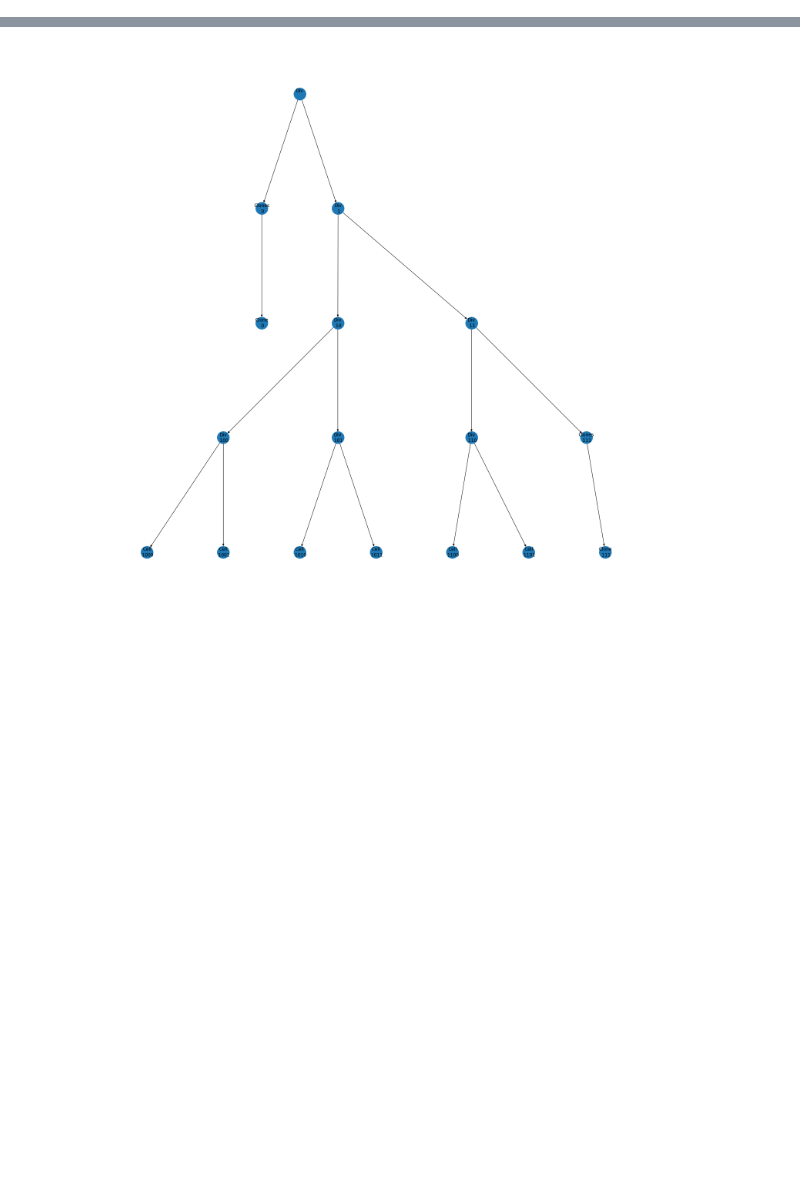
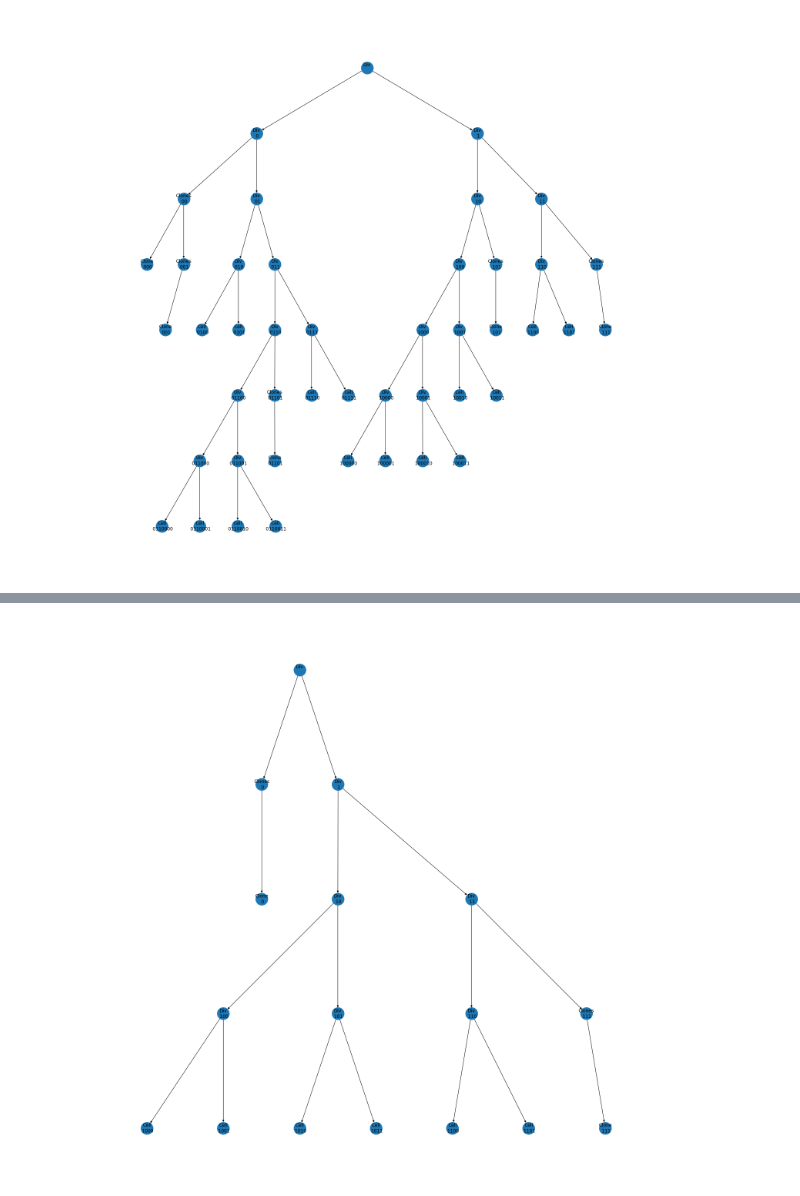
Before and after one commit to Remosy/MENNAG, a Jupyter notebook: src/view_hist.ipynb, the cells around one changed output, grey strips where cells are left out. Saved outputs shown, nothing was run; the diff lists cells and outputs as text; code cells hidden in the pictures; blank space fills up the shorter version.

```diff
--- a/src/view_hist.ipynb
+++ b/src/view_hist.ipynb
@@ -22,3 +40,10 @@ for i in range(10):
+# %%
+r2 = hist.bests[32]
+v2 = IndividualVisualizer(r2)
+r2.compile()
+v2.draw_tree()
+# %% [output]
+[figure, added]
 # %%
 r1.execute()
 v1.draw_nn()
```
Also changed, not shown: parts of 6 cells of this notebook, 3 other files.
